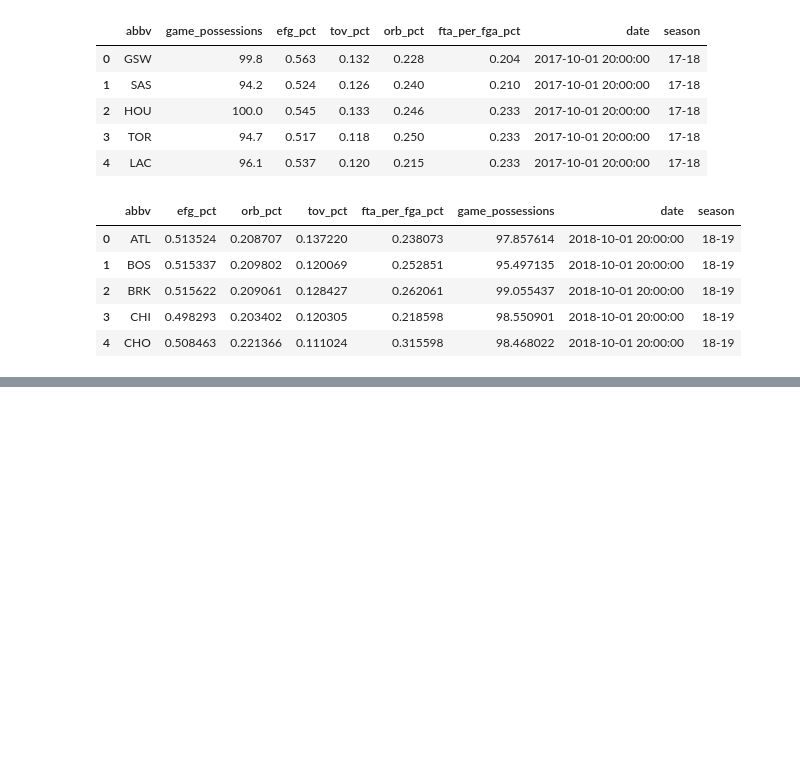
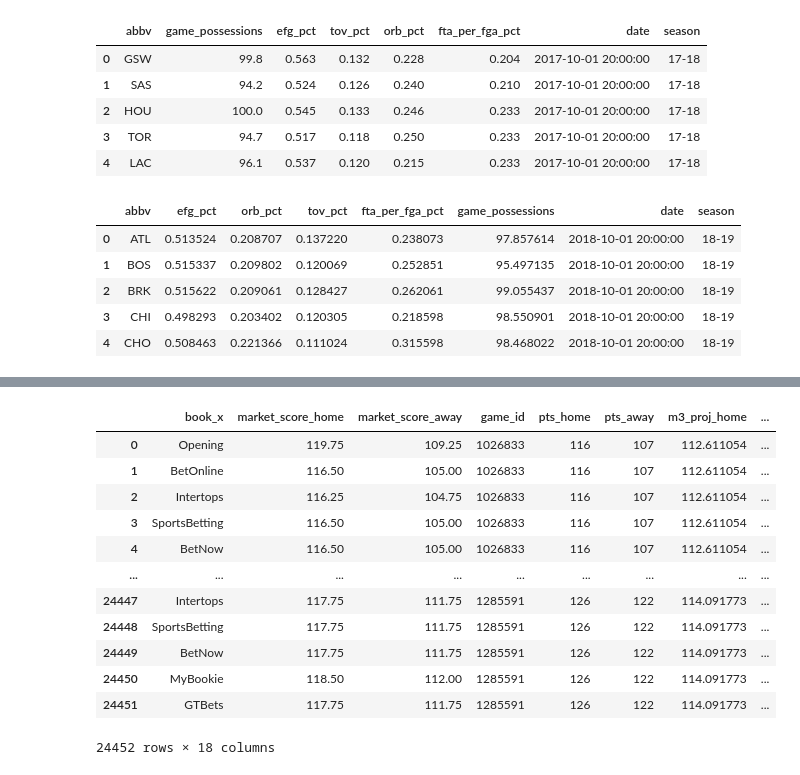
Before and after one commit to kyle-rgb/NBA_Sportsbook_Project, a Jupyter notebook: notebooks/Modeling.ipynb, the cells around one changed output, grey strips where cells are left out. Cells and saved outputs as stored; diff of their text form; code cells hidden in the pictures; blank space fills up the shorter version.

```diff
--- a/notebooks/Modeling.ipynb
+++ b/notebooks/Modeling.ipynb
@@ -1024,0 +1776,32 @@ makeModel(10, "expanding", "median")
+# %%
+# Calculate the market score projection error vs our own
+market_projection["market_home_error"] = market_projection["pts_home"] - market_projection["market_score_home"]
+market_projection["market_away_error"] = market_projection["pts_away"] - market_projection["market_score_away"]
+market_projection["m3_home_error"] = market_projection["pts_home"] - market_projection["m3_proj_home"]
+market_projection["m3_away_error"] = market_projection["pts_away"] - market_projection["m3_proj_away"]
+# %%
+# Calculate our deviation from the market projections
+market_projection["m3_mkt_dev_home"] = market_projection["market_score_home"] - market_projection["m3_proj_home"]
+market_projection["m3_mkt_dev_away"] = market_projection["market_score_away"] - market_projection["m3_proj_away"]
+# %%
+market_projection["market_whole_error"] = market_projection["market_home_error"] - market_projection["market_away_error"]
+market_projection["m3_whole_error"] = market_projection["m3_home_error"] - market_projection["m3_away_error"]
+market_projection["m3_whole_deviation"] = market_projection["m3_mkt_dev_home"] - market_projection["market_score_away"]
+# %%
+sample_book_eval = ma_10_ex_mean.full_book_eval[lambda x: x.book == "BetOnline"]
+# %%
+market_projection.merge(sample_book_eval, on="game_id")
+# %% [output]
+|  | book_x | market_score_home | market_score_away | game_id | pts_home | pts_away | m3_proj_home | ... |
+| 0 | Opening | 119.75 | 109.25 | 1026833 | 116 | 107 | 112.611054 | ... |
+| 1 | BetOnline | 116.50 | 105.00 | 1026833 | 116 | 107 | 112.611054 | ... |
+| 2 | Intertops | 116.25 | 104.75 | 1026833 | 116 | 107 | 112.611054 | ... |
+| 3 | SportsBetting | 116.50 | 105.00 | 1026833 | 116 | 107 | 112.611054 | ... |
+| 4 | BetNow | 116.50 | 105.00 | 1026833 | 116 | 107 | 112.611054 | ... |
+| ... | ... | ... | ... | ... | ... | ... | ... | ... |
+| 24447 | Intertops | 117.75 | 111.75 | 1285591 | 126 | 122 | 114.091773 | ... |
+| 24448 | SportsBetting | 117.75 | 111.75 | 1285591 | 126 | 122 | 114.091773 | ... |
+| 24449 | BetNow | 117.75 | 111.75 | 1285591 | 126 | 122 | 114.091773 | ... |
+| 24450 | MyBookie | 118.50 | 112.00 | 1285591 | 126 | 122 | 114.091773 | ... |
+| 24451 | GTBets | 117.75 | 111.75 | 1285591 | 126 | 122 | 114.091773 | ... |
+24452 rows × 18 columns
```
Also changed, not shown: parts of 100 cells of this notebook.
